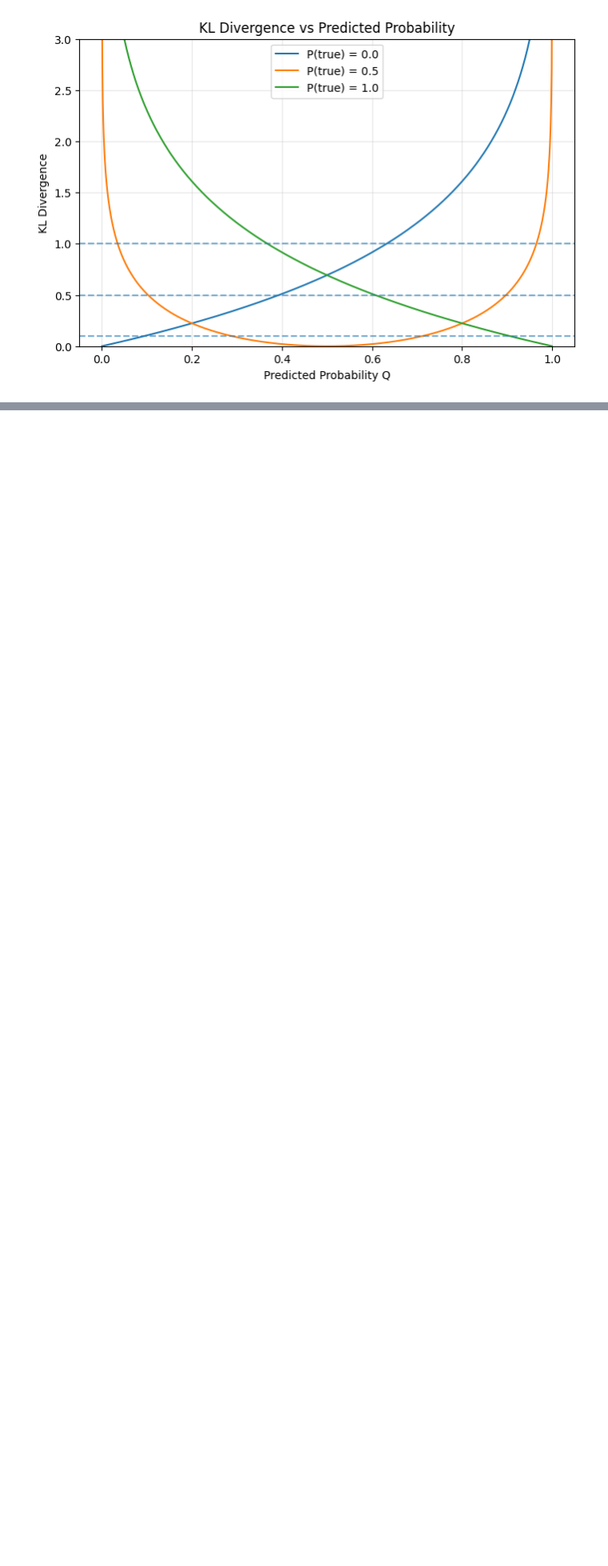
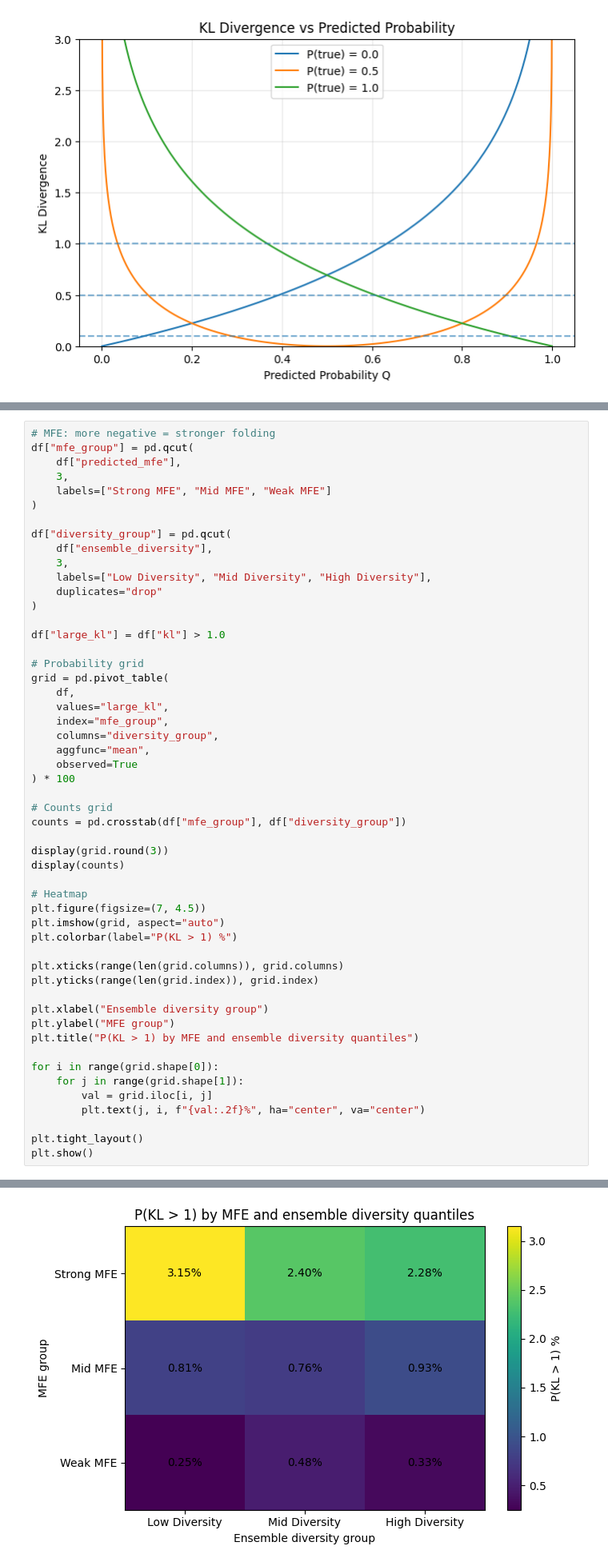
Before and after one commit to log2718/interpretable-splicing-model-torch, a Jupyter notebook: performance/inspect_features.ipynb, the cells around one changed output, grey strips where cells are left out. Shown at 80% size. Drawn from its saved outputs; the diff is of its cells as text; blank space fills up the shorter version.

```diff
--- a/performance/inspect_features.ipynb
+++ b/performance/inspect_features.ipynb
@@ -280,0 +384,53 @@ plt.show()
+# %%
+# MFE: more negative = stronger folding
+df["mfe_group"] = pd.qcut(
+    df["predicted_mfe"],
+    3,
+    labels=["Strong MFE", "Mid MFE", "Weak MFE"]
+)
+
+df["diversity_group"] = pd.qcut(
+    df["ensemble_diversity"],
+    3,
+    labels=["Low Diversity", "Mid Diversity", "High Diversity"],
+    duplicates="drop"
+)
+
+df["large_kl"] = df["kl"] > 1.0
+
+# Probability grid
+grid = pd.pivot_table(
+    df,
+    values="large_kl",
+    index="mfe_group",
+    columns="diversity_group",
+    aggfunc="mean",
+    observed=True
+) * 100
+
+# Counts grid
+counts = pd.crosstab(df["mfe_group"], df["diversity_group"])
+
+display(grid.round(3))
+display(counts)
+
+# Heatmap
+plt.figure(figsize=(7, 4.5))
+plt.imshow(grid, aspect="auto")
+plt.colorbar(label="P(KL > 1) %")
+
+plt.xticks(range(len(grid.columns)), grid.columns)
+plt.yticks(range(len(grid.index)), grid.index)
+
+plt.xlabel("Ensemble diversity group")
+plt.ylabel("MFE group")
+plt.title("P(KL > 1) by MFE and ensemble diversity quantiles")
+
+for i in range(grid.shape[0]):
+    for j in range(grid.shape[1]):
+        val = grid.iloc[i, j]
+        plt.text(j, i, f"{val:.2f}%", ha="center", va="center")
+
+plt.tight_layout()
+plt.show()
+# %% [output]
@@ -280,0 +447 @@ plt.show()
+[figure, added]
```
Also changed, not shown: parts of 9 cells of this notebook, 2 other files.
